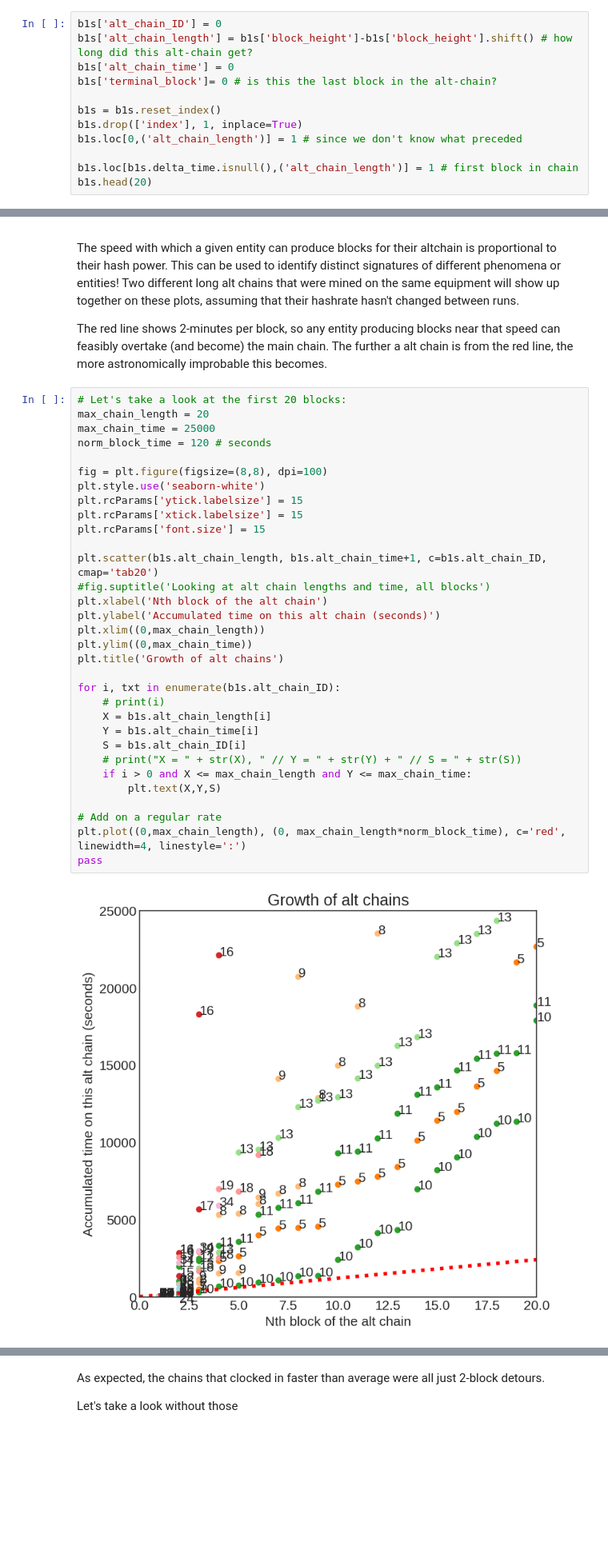
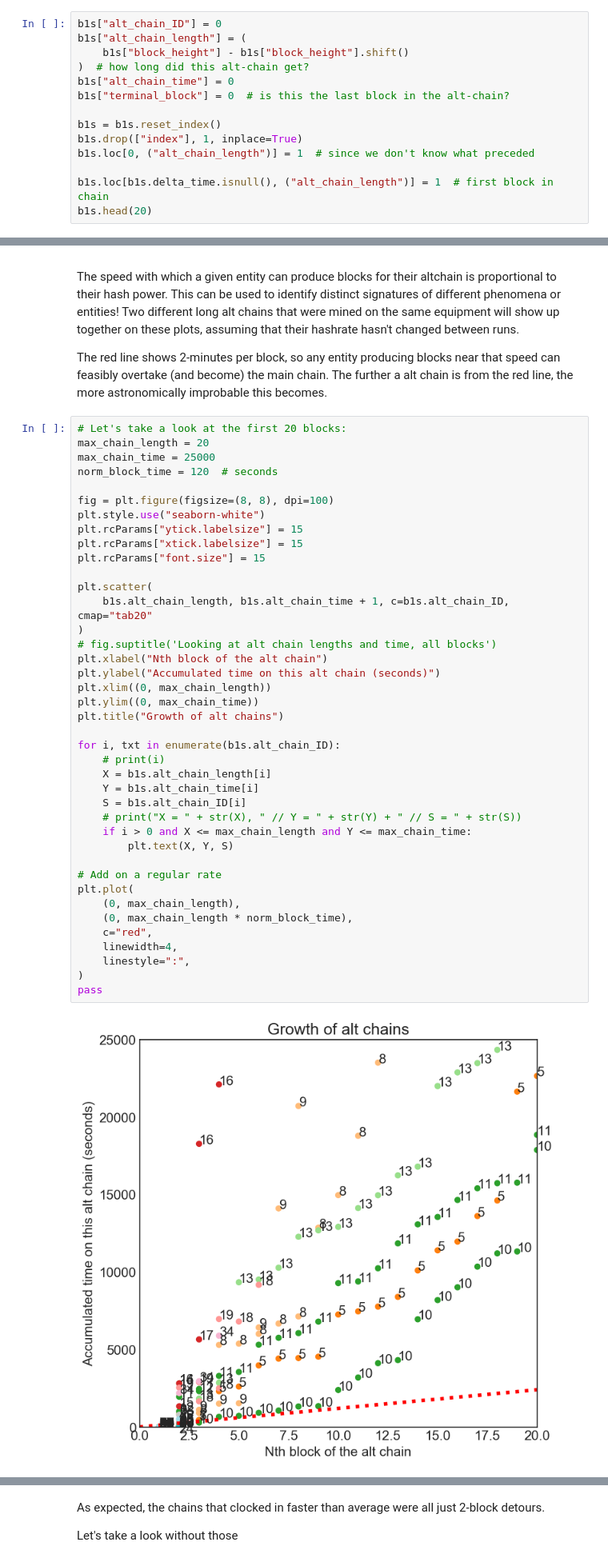
Before and after one commit to noncesense-research-lab/archival_network, a Jupyter notebook: analyses/altchain_temporal_study.ipynb, the cells around one changed output, grey strips where cells are left out. Shown at 80% size. Cells and saved outputs as stored; diff of their text form; blank space fills up the shorter version.

```diff
--- a/analyses/altchain_temporal_study.ipynb
+++ b/analyses/altchain_temporal_study.ipynb
@@ -223,16 +226,18 @@ Retained 241 alt-chain blocks
 -  `alt_chain_time` records how long a given chain has been growing (based on spoofable miner-reported timestamp)
 -  `terminal_block` labels the 'end' block in each alt chain. Subject to artifacts from the limitation noted for alt_chain_ID.
 # %%
-b1s['alt_chain_ID'] = 0
-b1s['alt_chain_length'] = b1s['block_height']-b1s['block_height'].shift() # how long did this alt-chain get?
-b1s['alt_chain_time'] = 0
-b1s['terminal_block']= 0 # is this the last block in the alt-chain?
+b1s["alt_chain_ID"] = 0
+b1s["alt_chain_length"] = (
+    b1s["block_height"] - b1s["block_height"].shift()
+)  # how long did this alt-chain get?
+b1s["alt_chain_time"] = 0
+b1s["terminal_block"] = 0  # is this the last block in the alt-chain?
 
 b1s = b1s.reset_index()
-b1s.drop(['index'], 1, inplace=True)
-b1s.loc[0,('alt_chain_length')] = 1 # since we don't know what preceded
+b1s.drop(["index"], 1, inplace=True)
+b1s.loc[0, ("alt_chain_length")] = 1  # since we don't know what preceded
 
-b1s.loc[b1s.delta_time.isnull(),('alt_chain_length')] = 1 # first block in chain
+b1s.loc[b1s.delta_time.isnull(), ("alt_chain_length")] = 1  # first block in chain
 b1s.head(20)
 # %% [output]
 |  | block_time | block_height | block_nonce | delta_time | merlin_block | delta_height | alt_chain_ID | ... |
@@ -595,37 +661,45 @@ The red line shows 2-minutes per block, so any entity producing blocks near that
 # %%
 # Let's take a look at the first 20 blocks:
 max_chain_length = 20
 max_chain_time = 25000
-norm_block_time = 120 # seconds
+norm_block_time = 120  # seconds
 
-fig = plt.figure(figsize=(8,8), dpi=100)
-plt.style.use('seaborn-white')
-plt.rcParams['ytick.labelsize'] = 15
-plt.rcParams['xtick.labelsize'] = 15
-plt.rcParams['font.size'] = 15
+fig = plt.figure(figsize=(8, 8), dpi=100)
+plt.style.use("seaborn-white")
+plt.rcParams["ytick.labelsize"] = 15
+plt.rcParams["xtick.labelsize"] = 15
+plt.rcParams["font.size"] = 15
 
-plt.scatter(b1s.alt_chain_length, b1s.alt_chain_time+1, c=b1s.alt_chain_ID, cmap='tab20')
-#fig.suptitle('Looking at alt chain lengths and time, all blocks')
-plt.xlabel('Nth block of the alt chain')
-plt.ylabel('Accumulated time on this alt chain (seconds)')
-plt.xlim((0,max_chain_length))
-plt.ylim((0,max_chain_time))
-plt.title('Growth of alt chains')
+plt.scatter(
+    b1s.alt_chain_length, b1s.alt_chain_time + 1, c=b1s.alt_chain_ID, cmap="tab20"
+)
+# fig.suptitle('Looking at alt chain lengths and time, all blocks')
+plt.xlabel("Nth block of the alt chain")
+plt.ylabel("Accumulated time on this alt chain (seconds)")
+plt.xlim((0, max_chain_length))
+plt.ylim((0, max_chain_time))
+plt.title("Growth of alt chains")
 
 for i, txt in enumerate(b1s.alt_chain_ID):
     # print(i)
     X = b1s.alt_chain_length[i]
     Y = b1s.alt_chain_time[i]
     S = b1s.alt_chain_ID[i]
     # print("X = " + str(X), " // Y = " + str(Y) + " // S = " + str(S))
     if i > 0 and X <= max_chain_length and Y <= max_chain_time:
-        plt.text(X,Y,S)
+        plt.text(X, Y, S)
 
 # Add on a regular rate
-plt.plot((0,max_chain_length), (0, max_chain_length*norm_block_time), c='red', linewidth=4, linestyle=':')
+plt.plot(
+    (0, max_chain_length),
+    (0, max_chain_length * norm_block_time),
+    c="red",
+    linewidth=4,
+    linestyle=":",
+)
 pass
 # %% [output]
-[figure, old version]
+[figure, new version]
 # %% [markdown]
 **Wow** there are several interesting things to note:
 
```
Also changed, not shown: parts of 24 cells of this notebook.
